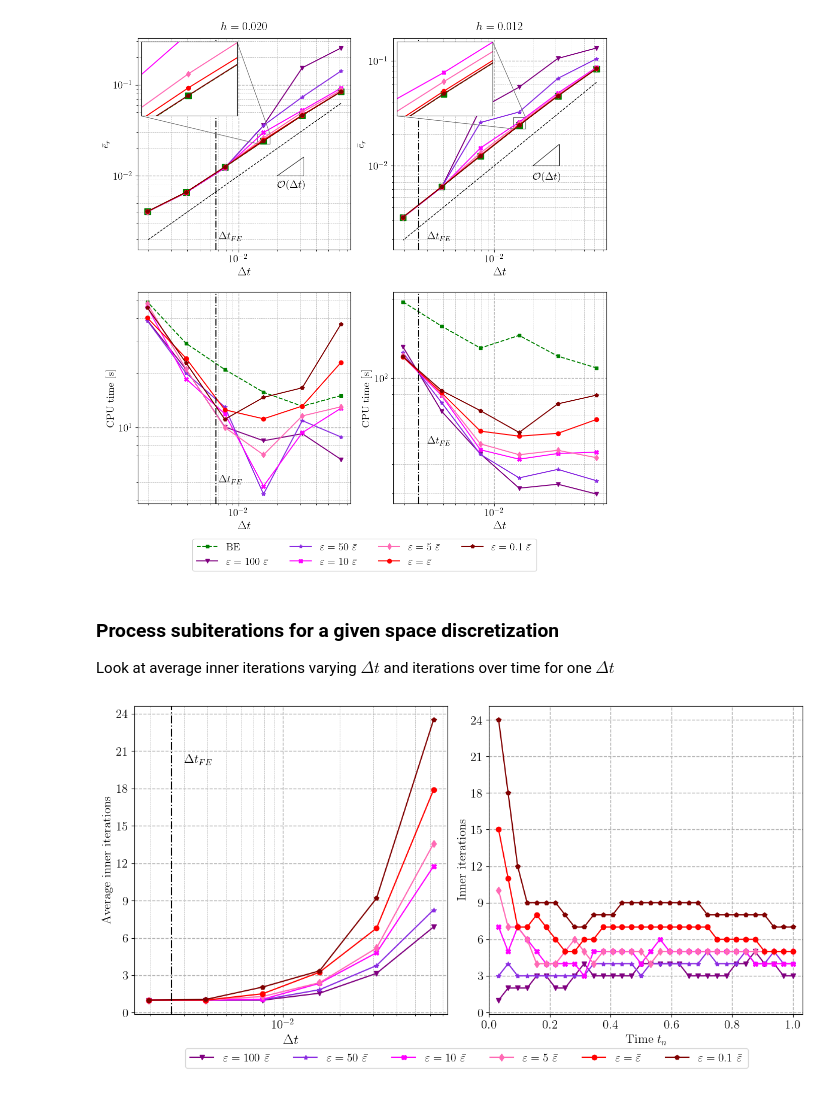
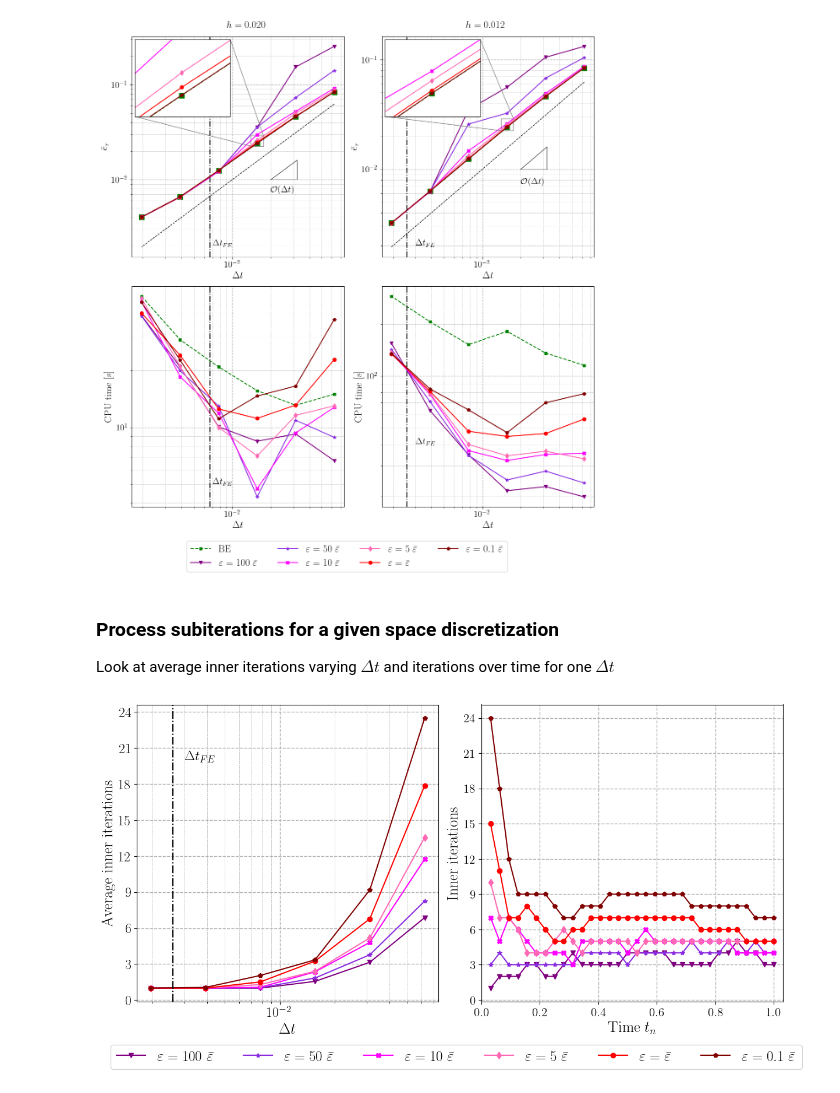
Before and after one commit to Fra-Sala/IMEX-RB, a Jupyter notebook: postprocessing/AdvDiff3D/EPSvsNt.ipynb, the cells around one changed output. Drawn from its saved outputs; the diff is of its cells as text; code cells hidden in the pictures.

```diff
--- a/postprocessing/AdvDiff3D/EPSvsNt.ipynb
+++ b/postprocessing/AdvDiff3D/EPSvsNt.ipynb
@@ -66,8 +66,8 @@ nIMEX = errIMEX_all.shape[1]  # number of epsilon cases
 for col, Nx in enumerate(Nx_values):
     # Grid-label on top of each column
     pos = axs[0, col].get_position()
-    x = pos.x0 + pos.width / 2
-    y = pos.y1 + 0.01
+    x = pos.x0 + pos.width / 2  + (0.05 if col == 1 else 0.0)
+    y = pos.y1 + 0.12
     fig.text(
         x, y,
         rf"$h = {1/Nx:.3f}$",
@@ -133,7 +133,7 @@ for col, Nx in enumerate(Nx_values):
     ax_err.grid(which='minor', linewidth=0.5, linestyle='--')
     ax_err.tick_params(axis='both', which='major', labelsize=15)
     ax_err.set_xlabel(r"$\Delta t$", fontsize=17)
-    ax_err.set_ylabel(r"$\bar{e}_r$", fontsize=15)
+    ax_err.set_ylabel(r"$\bar{e}_r$", fontsize=17)
 
     # Bottom subplot: CPU time
     ax_time = axs[1, col]
@@ -158,7 +158,8 @@ for col, Nx in enumerate(Nx_values):
     ax_time.grid(which='major', linestyle='--', linewidth=1)
     ax_time.grid(which='minor', linestyle='--', linewidth=0.5)
     ax_time.set_xlabel(r"$\Delta t$", fontsize=17)
-    ax_time.set_ylabel("CPU time [s]", fontsize=15)
+    # if col == 0:
+    ax_time.set_ylabel("CPU time [s]", fontsize=17)
 
 # External legend for both error and time plots
 handles, labels = axs[1, 0].get_legend_handles_labels()
@@ -166,14 +167,14 @@ fig.legend(
     handles,
     labels,
     loc='lower center',
-    bbox_to_anchor=(0.5, -0.01),
-    fontsize=15,
+    bbox_to_anchor=(0.5, -0.08),
+    fontsize=17,
     ncol=4
 )
-
+plt.tight_layout()
 plt.savefig('plots/' + f'{problem_name}_' + f'convergence_times_eps.pdf', bbox_inches="tight")
 # %% [output]
-[figure, old version]
+[figure, new version]
 # %% [markdown]
 ### Process subiterations for a given space discretization
 Look at average inner iterations varying $\Delta t$ and iterations over time
@@ -216,46 +217,46 @@ for idx, m, c, lbl in zip(indices, markers, colors, labels):
         label=lbl
     )
 ax.axvline(1 / Nt_FE, color='k', linestyle='-.')
-ax.text(3e-3, 20, r"$\Delta t_{FE}$", fontsize=15, color='k')
+ax.text(3e-3, 20, r"$\Delta t_{FE}$", fontsize=17, color='k')
 ax.grid(which='major', linestyle='--', linewidth=1)
 ax.grid(axis='x', which='minor', linestyle='--', linewidth=0.5)
-ax.tick_params(axis='both', which='major', labelsize=15)
+ax.tick_params(axis='both', which='major', labelsize=17)
 ax.yaxis.set_major_locator(MaxNLocator(integer=True))
-ax.set_xlabel(r"$\Delta t$", fontsize=17)
-ax.set_ylabel("Average inner iterations", fontsize=15)
+ax.set_xlabel(r"$\Delta t$", fontsize=19)
+ax.set_ylabel("Average inner iterations", fontsize=19)
 
 # Right subplot: inner iterations vs time for Nt_idx = 1
 ax = axs[1]
 Nt_idx = 1  # Select case \Delta t = 1/32
 tvec = np.linspace(0, 1, Nts[Nt_idx] + 1)[1:]
 for idx, m, c, lbl in zip(indices, markers, colors, labels):
     ax.plot(
         tvec,
         subiters[Nt_idx, idx, :Nts[Nt_idx]] + 1,
         f'-{m}',
         markersize=6,
         color=c,
         label=lbl
     )
 ax.grid(which='major', linestyle='--', linewidth=1)
 ax.set_xlim([0, 1 + 1 / Nts[Nt_idx]])
 ax.yaxis.set_major_locator(MaxNLocator(integer=True))
 ax.tick_params(axis='both', which='major', labelsize=15)
-ax.set_xlabel(r"Time $t_n$", fontsize=15)
-ax.set_ylabel("Inner iterations", fontsize=15)
+ax.set_xlabel(r"Time $t_n$", fontsize=19)
+ax.set_ylabel("Inner iterations", fontsize=19)
 
 # Single external legend on the right, one column
 handles, legend_labels = axs[0].get_legend_handles_labels()
 fig.legend(
     handles,
     legend_labels,
     loc='lower center',
-    bbox_to_anchor=(0.52, -0.05),
-    fontsize=14,
-    ncol=7
+    bbox_to_anchor=(0.52, -0.09),
+    fontsize=18,
+    ncol=6
 )
 
 plt.tight_layout()
 plt.savefig('plots/' + f'{problem_name}_' + f'iters_eps_Nx_{Nx_values[idx_Nx]}.pdf', bbox_inches="tight")
 # %% [output]
-[figure, old version]
+[figure, new version]
```
Also changed, not shown: 10 other files.
